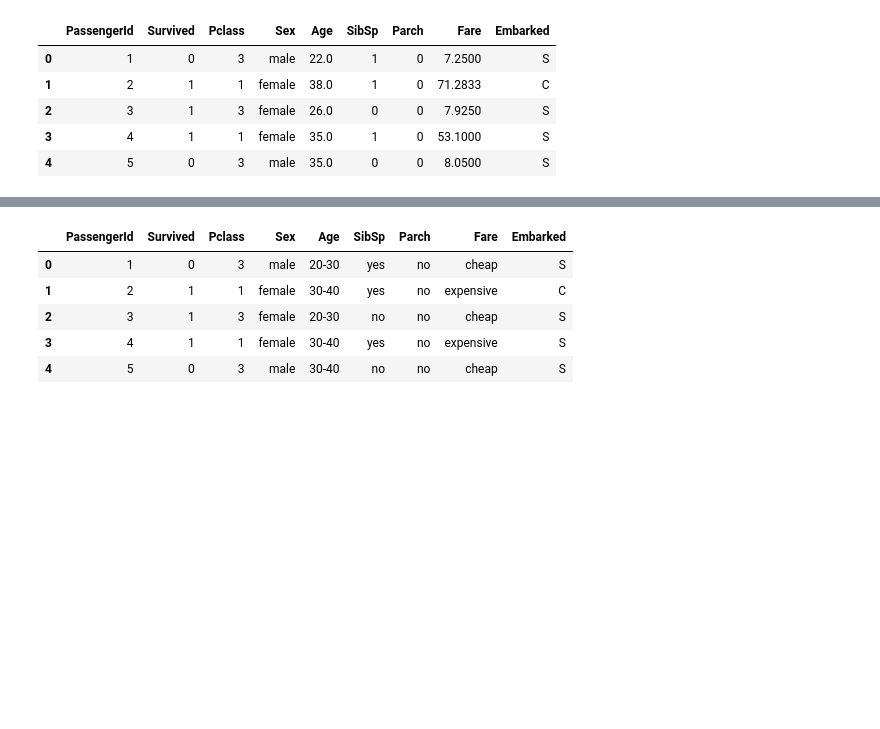
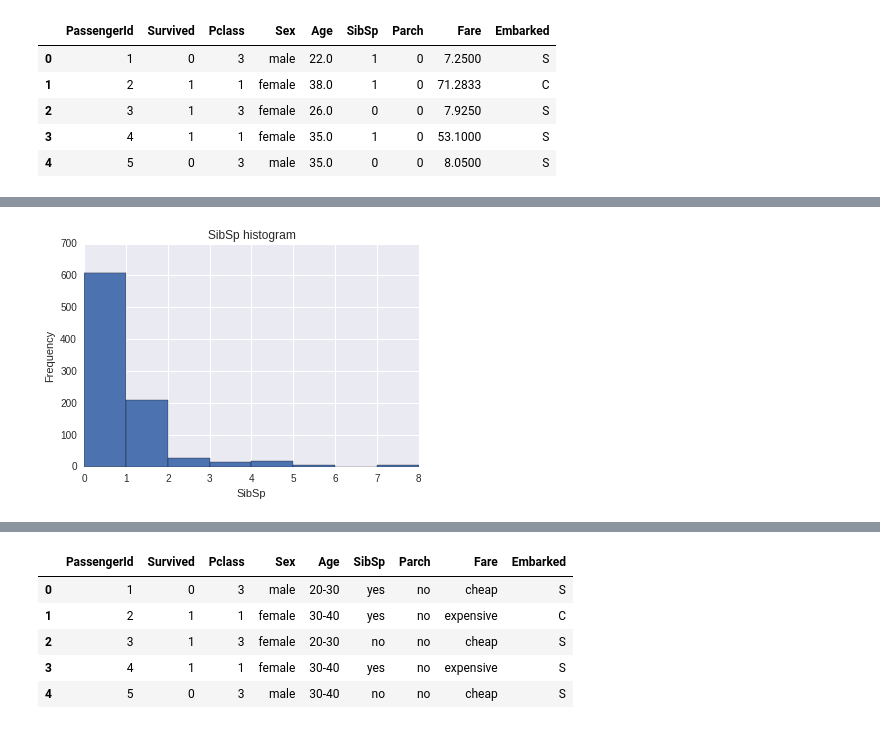
Before and after one commit to vshalaev/investigate-dataset, a Jupyter notebook: investigate-dataset.ipynb, the cells around one changed output, grey strips where cells are left out. Cells and saved outputs as stored; diff of their text form; code cells hidden in the pictures; blank space fills up the shorter version.

```diff
--- a/investigate-dataset.ipynb
+++ b/investigate-dataset.ipynb
@@ -80,0 +92,7 @@ train.head()
+# %%
+plt.title('SibSp histogram')
+plt.xlabel('SibSp')
+train['SibSp'].dropna().plot(kind='hist', bins=int(max(train['SibSp'])))
+plt.show()
+# %% [output]
+[figure, added]
```
Also changed, not shown: parts of 44 cells of this notebook, 1 other file.
